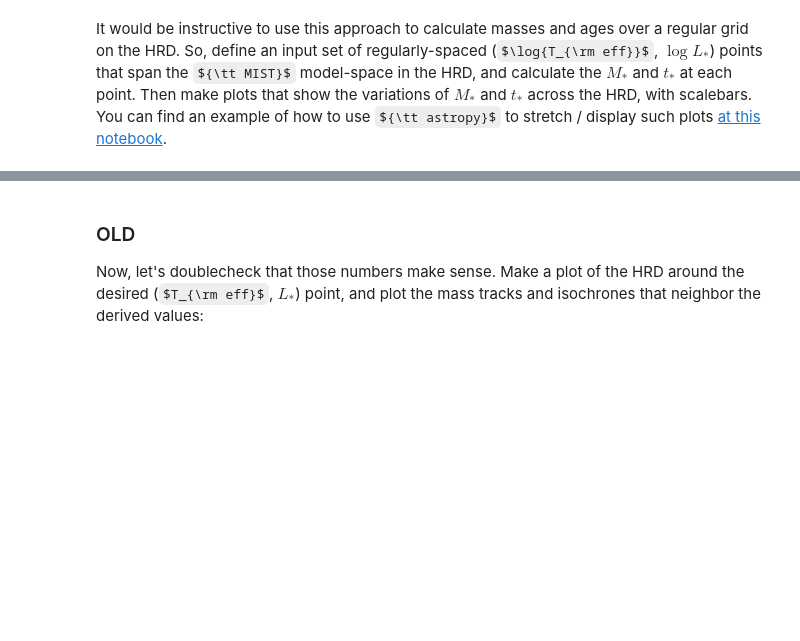
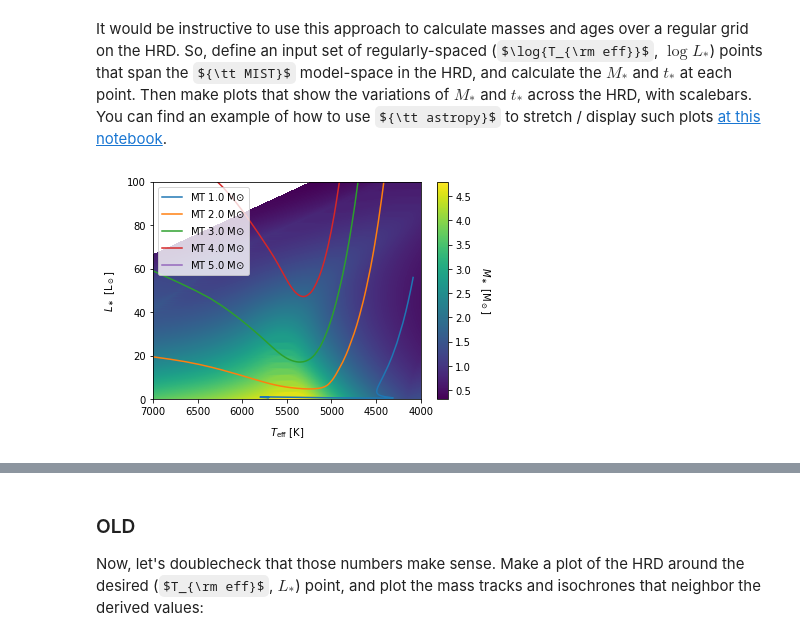
Before and after one commit to seanandrews/dyn-masses, a Jupyter notebook: notebooks/Justin's Notes/The HR Diagram.ipynb, the cells around one changed output, grey strips where cells are left out. Cells and saved outputs as stored; diff of their text form; code cells hidden in the pictures; some formulas as TeX source; blank space fills up the shorter version.

```diff
--- a/notebooks/Justin's Notes/The HR Diagram.ipynb
+++ b/notebooks/Justin's Notes/The HR Diagram.ipynb
@@ -410,35 +410,50 @@ It would be instructive to use this approach to calculate masses and ages over a
 # %%
 # generate spaced values (log scale)
 tspce = np.linspace(np.log10(4000), np.log10(7000), 1000)
-lspce = np.linspace(np.log10(1), np.log10(100), 1000)
+lspce = np.linspace(np.log10(0.1), np.log10(100), 1000)
 
 # generate grid and coordinates
 xy, yx = np.meshgrid(tspce, lspce) #grid
 #lumteffgrid = np.column_stack((xy.ravel(), yx.ravel()))
 lumteffgrid = np.dstack((xy.T, yx.T)) #coordinates starting from (tspace[0], lspace[0])
 
 # the input points in the HRD
 points = np.column_stack((logTe, logL))
 
 # MASS
 # the values of mass corresponding to those points
 values = logM
 
 mass_est = 10**griddata(points, values, lumteffgrid, method = 'linear')
 # test = griddata(points, values, (tspce[0], lspce[0]), method = 'linear')
 # test2 = griddata(points, values, (tspce[-1], lspce[0]), method = 'linear')
 
 mass_image = np.rot90(mass_est)
-#if high to low teff, then flip mass_image about axis 1
+#if you want to plot high to low teff, then flip mass_image about axis 1
 mass_image = np.flip(mass_image, axis=1)
 
+# Mass Plot
+fig, ax = plt.subplots()
+im = ax.imshow(mass_image, origin='lower', aspect='auto', extent=[7000,4000,0.1,100])
+ax.set_xlabel(r'$T_{\rm eff} \,\, [{\rm K}]$', labelpad=10)
+ax.set_ylabel(r'${L_\ast} \,\, [{\rm L}_\odot]$', labelpad=10)
 
-# AGES
-# the values of age corresponding to those points
-values = logt
-age_est = 10**(griddata(points, values, lumteffgrid, method= 'linear'))/1e6
+cb = plt.colorbar(im, ax=ax, pad = 0.05)
+cb.set_label(r'${M_\ast} \,\, [{\rm M}_\odot]$', rotation=270, labelpad=20)
 
-age_image = np.rot90(age_est)
-#if high to low teff, then flip mass_image about axis 1
-age_image = np.flip(age_image, axis=1)
+track_num = [100, 200, 300, 400, 500]
+
+Tlim = [7000, 4000]    # note: Teff is plotted backwards (see note below)
+Llim = [0.1, 100]
+
+for i in track_num: #mass tracks 1-5 solar mass
+    file_track_mass = working_dir+'MIST/'+filename_eep+'/%sM.track.eep'% ("{:05d}".format(i))
+    track_mass = ascii.read(file_track_mass)
+    age, logL, logTe = track_mass['col1'], track_mass['col7'], track_mass['col12']
+    ax.plot(10**logTe[age < 1e8], 10**logL[age < 1e8], label = 'MT %s M$\odot$' % (i/100))
+    ax.set_xlim(Tlim)
+    ax.set_ylim(Llim)
+    ax.legend()
+# %% [output]
+[figure, added]
 # %%
```
Also changed, not shown: parts of 1 cell of this notebook.
